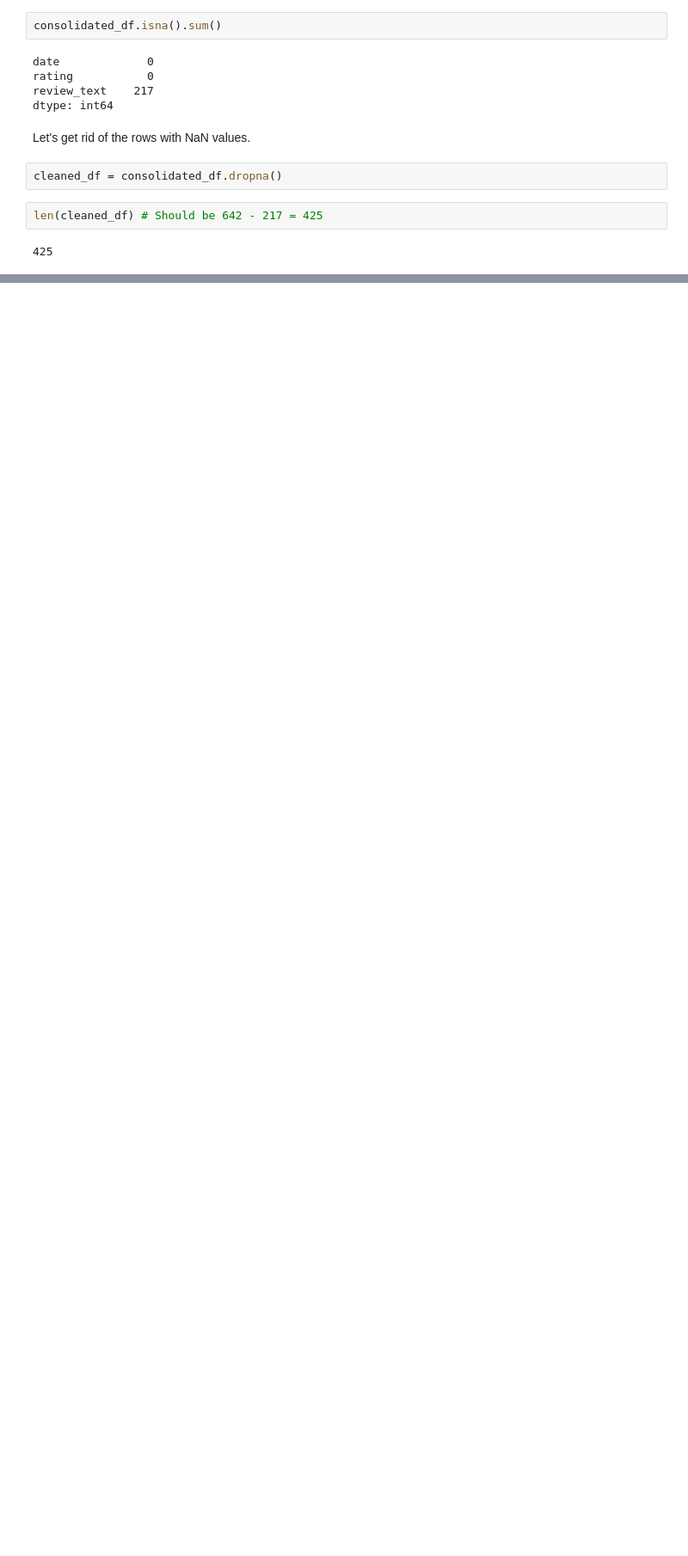
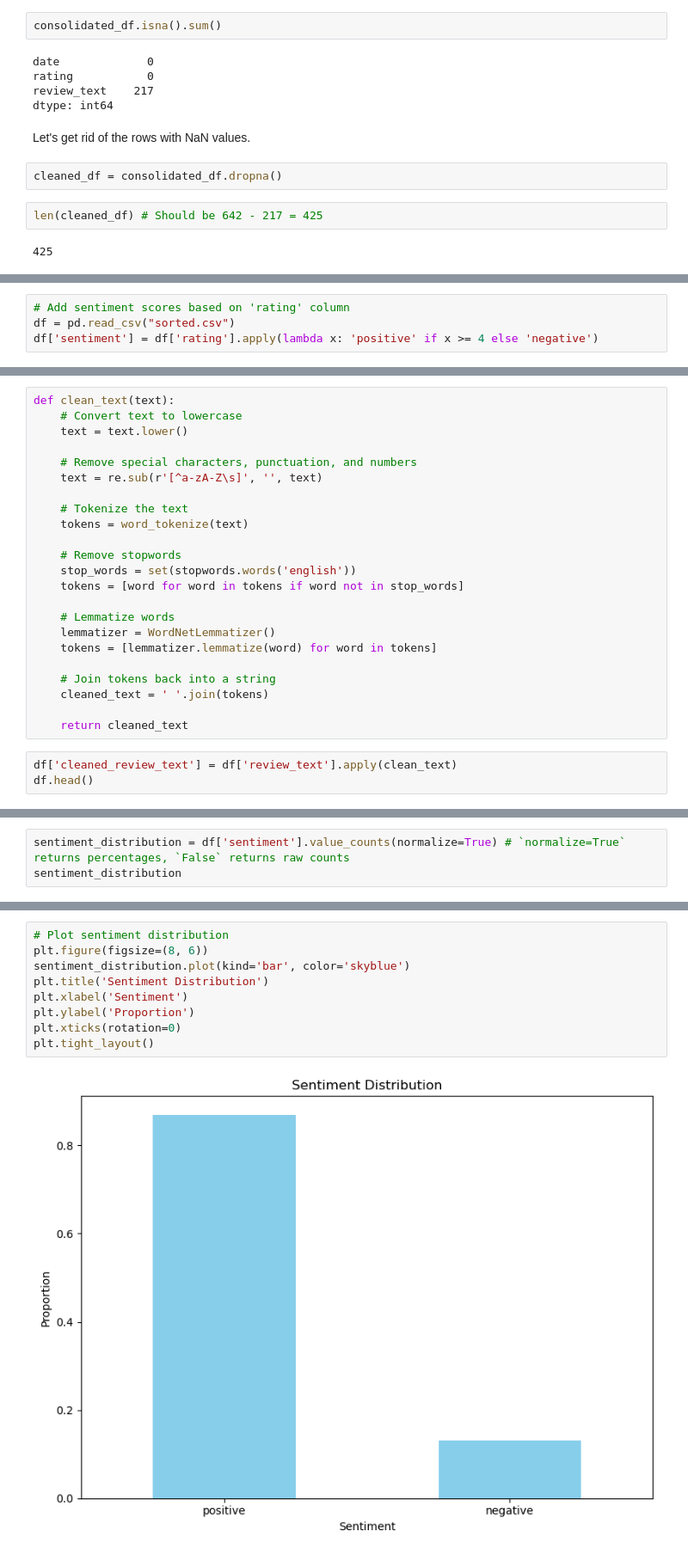
Before and after one commit to cyborgrob/MT_Reviews_SA, a Jupyter notebook: consolidate_reviews.ipynb, the cells around one changed output, grey strips where cells are left out. Shown: that part at 86% size. Cells and saved outputs as stored; diff of their text form; blank space fills up the shorter version.

```diff
--- a/consolidate_reviews.ipynb
+++ b/consolidate_reviews.ipynb
@@ -155,0 +174,4 @@ cleaned_df.to_csv("cleaned.csv", index=False)
+# %%
+# Add sentiment scores based on 'rating' column
+df = pd.read_csv("sorted.csv")
+df['sentiment'] = df['rating'].apply(lambda x: 'positive' if x >= 4 else 'negative')
@@ -155,0 +205,26 @@ cleaned_df.to_csv("cleaned.csv", index=False)
+# %%
+def clean_text(text):
+    # Convert text to lowercase
+    text = text.lower()
+
+    # Remove special characters, punctuation, and numbers
+    text = re.sub(r'[^a-zA-Z\s]', '', text)
+
+    # Tokenize the text
+    tokens = word_tokenize(text)
+
+    # Remove stopwords
+    stop_words = set(stopwords.words('english'))
+    tokens = [word for word in tokens if word not in stop_words]
+
+    # Lemmatize words
+    lemmatizer = WordNetLemmatizer()
+    tokens = [lemmatizer.lemmatize(word) for word in tokens]
+
+    # Join tokens back into a string
+    cleaned_text = ' '.join(tokens)
+
+    return cleaned_text
+# %%
+df['cleaned_review_text'] = df['review_text'].apply(clean_text)
+df.head()
@@ -155,0 +243,3 @@ cleaned_df.to_csv("cleaned.csv", index=False)
+# %%
+sentiment_distribution = df['sentiment'].value_counts(normalize=True) # `normalize=True` returns percentages, `False` returns raw counts
+sentiment_distribution
@@ -155,0 +250,11 @@ cleaned_df.to_csv("cleaned.csv", index=False)
+# %%
+# Plot sentiment distribution
+plt.figure(figsize=(8, 6))
+sentiment_distribution.plot(kind='bar', color='skyblue')
+plt.title('Sentiment Distribution')
+plt.xlabel('Sentiment')
+plt.ylabel('Proportion')
+plt.xticks(rotation=0)
+plt.tight_layout()
+# %% [output]
+[figure, added]
```
Also changed, not shown: parts of 13 cells of this notebook.
